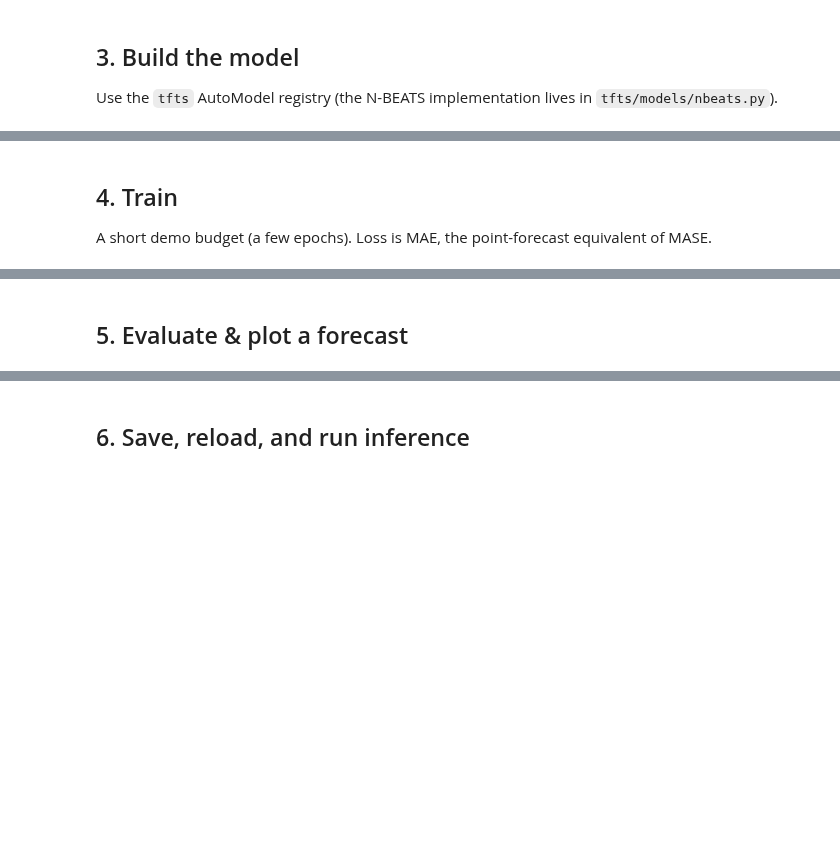
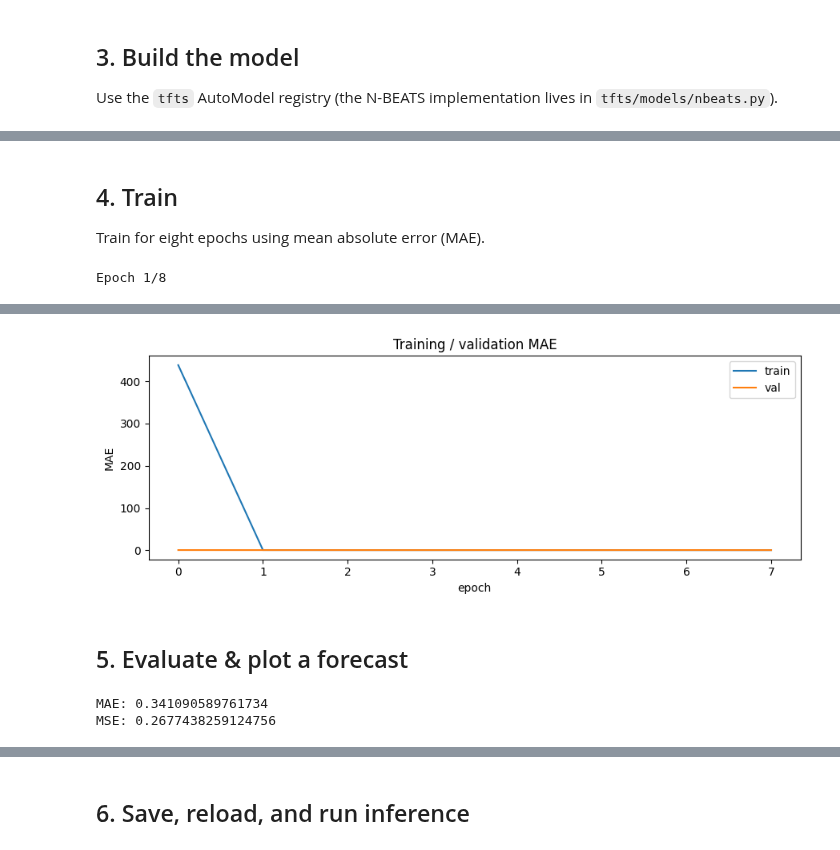
Before and after one commit to LongxingTan/Time-series-prediction, a Jupyter notebook: docs/source/tutorials/nbeats_ar_demo.ipynb, the cells around one changed output, grey strips where cells are left out. Drawn from its saved outputs; the diff is of its cells as text; code cells hidden in the pictures; blank space fills up the shorter version.

Commit message:
docs: update docs and notebook examples

```diff
--- a/docs/source/tutorials/nbeats_ar_demo.ipynb
+++ b/docs/source/tutorials/nbeats_ar_demo.ipynb
@@ -26,7 +32,7 @@ Generate the synthetic AR data (quadratic trend + seasonality + noise, 100 serie
 # %%
-from examples.ar_nbeats_deepar.prepare import ARNBeatsPreprocessor, generate_ar_data
+from tfts.datasets import load_ar
 
-data = generate_ar_data(seasonality=10.0, timesteps=400, n_series=100, seed=42)
+data = load_ar(seasonality=10.0, timesteps=400, n_series=100, seed=42)
 print(data.head())
 print(
     "rows:",
@@ -52,0 +59,16 @@ val_ds = tf.data.Dataset.from_tensor_slices((val_batch.x, val_batch.y)).batch(BA
+# %%
+from tfts.data import FramePipeline, Schema
+from tfts.data.tf_dataset import SequenceMaterializer
+
+pipeline = FramePipeline(
+    Schema("time_idx", ("value",), group_cols=("series",)),
+    context=ENCODER_LENGTH,
+    horizon=PREDICTION_LENGTH,
+    normalize=None,
+)
+prepared, train_windows, valid_windows = pipeline.fit(data, validation=PREDICTION_LENGTH / 400)
+train_ds = pipeline.dataset(prepared, train_windows, batch_size=BATCH_SIZE, shuffle=True, seed=42)
+val_ds = pipeline.dataset(prepared, valid_windows, batch_size=BATCH_SIZE)
+val_batch = SequenceMaterializer().materialize(prepared, valid_windows)
+print("training windows:", len(train_windows))
+print("validation x/y:", val_batch.past_values.shape, val_batch.future_values.shape)
@@ -54,13 +79,13 @@ val_ds = tf.data.Dataset.from_tensor_slices((val_batch.x, val_batch.y)).batch(BA
 ## 3. Build the model
 Use the `tfts` AutoModel registry (the N-BEATS implementation lives in `tfts/models/nbeats.py`).
 # %%
-from tfts.models.auto_config import AutoConfig
-from tfts.tasks.auto import AutoModel
+from tfts import AutoConfig, AutoModel, AutoModelForForecasting
 
 cfg = AutoConfig.for_model("nbeats")  # interpretable default config
 print("widths:", cfg.widths, "| num_blocks:", cfg.num_blocks, "| num_block_layers:", cfg.num_block_layers)
 
-model = AutoModel.from_config(cfg, output_chunk_length=PREDICTION_LENGTH)
+model = AutoModelForForecasting.from_config(cfg, output_chunk_length=PREDICTION_LENGTH)
 model.configure_objective("mae")
+_ = model(val_batch.past_values[:1])  # build with the concrete context length
 model.compile(optimizer=tf.keras.optimizers.Adam(learning_rate=1e-2))
 model.summary(line_length=90)
@@ -67,8 +103,9 @@ model.summary(line_length=90)
-# %% [markdown]
-## 4. Train
-A short demo budget (a few epochs). Loss is MAE, the point-forecast equivalent of MASE.
+# %% [markdown]
+## 4. Train
+
+Train for eight epochs using mean absolute error (MAE).
 # %%
-history = model.fit(train_ds, validation_data=val_ds, epochs=8, verbose=1)
+history = model.fit(train_ds, validation_data=val_ds, epochs=8, verbose=2)
 
 plt.figure(figsize=(9, 3.5))
 plt.plot(history.history["loss"], label="train")
@@ -79,3 +116,5 @@ plt.legend()
 plt.title("Training / validation MAE")
 plt.tight_layout()
 plt.show()
+# %% [output]
+Epoch 1/8
@@ -82,10 +136,14 @@ plt.show()
+[figure, added]
 # %% [markdown]
 ## 5. Evaluate & plot a forecast
 # %%
 preds = model.predict(val_ds, verbose=0)[..., 0]  # (n_series, PREDICTION_LENGTH)
-actual = val_batch.y[..., 0]
+actual = val_batch.future_values.numpy()[..., 0]
 err = actual - preds
 print("MAE:", float(np.abs(err).mean()))
 print("MSE:", float(np.mean(err**2)))
+# %% [output]
+MAE: 0.341090589761734
+MSE: 0.2677438259124756
 # %%
 s = 0  # pick a series
```
Also changed, not shown: parts of 13 cells of this notebook, 24 other files.
